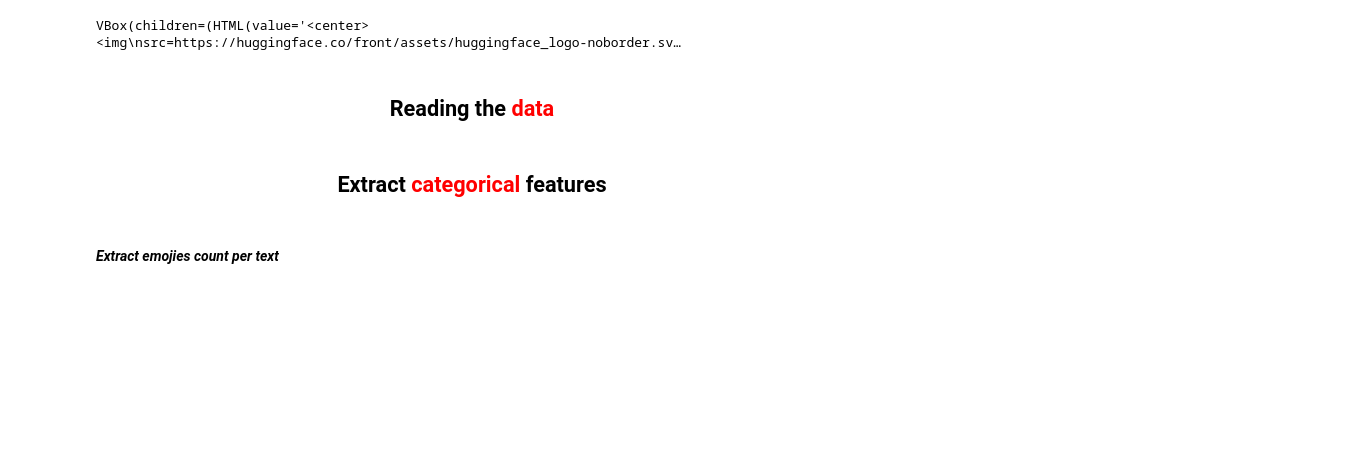
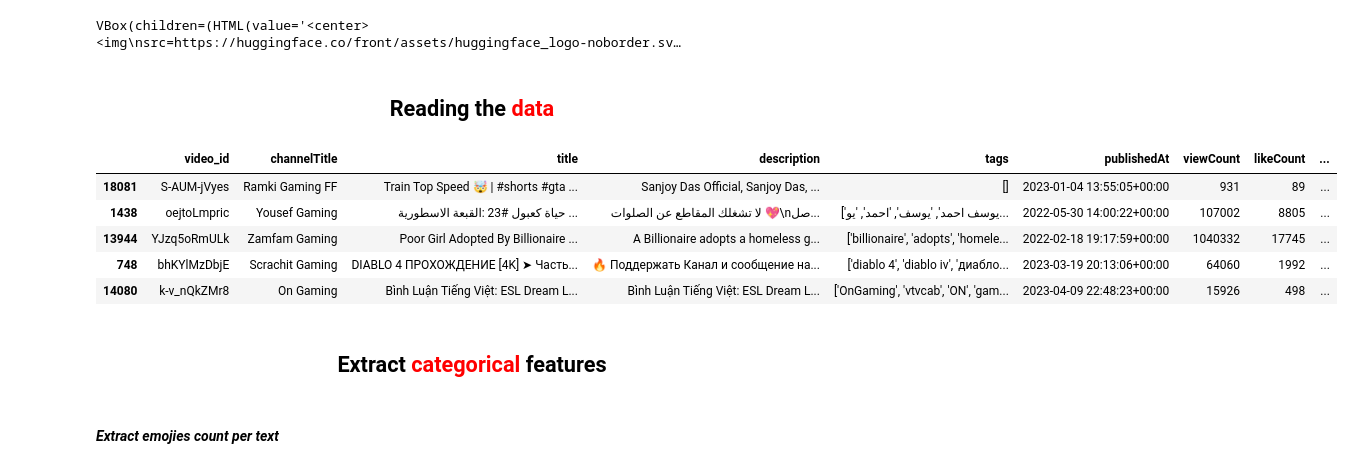
Before and after one commit to muabdalaleam/youtube-gaming-analysis, a Jupyter notebook: ML & NLP analysis/NLP.ipynb, the cells around one changed output. Saved outputs shown, nothing was run; the diff lists cells and outputs as text; code cells hidden in the pictures; blank space fills up the shorter version.

```diff
--- a/ML & NLP analysis/NLP.ipynb
+++ b/ML & NLP analysis/NLP.ipynb
@@ -99,3 +117,13 @@ df = df.T.drop_duplicates().T # dropping duplicated cols
+# %%
+df = df.sample(2_000)
+df.head()
+# %% [output]
+|  | video_id | channelTitle | title | description | tags | publishedAt | viewCount | likeCount | ... |
+| 18081 | S-AUM-jVyes | Ramki Gaming FF | Train Top Speed 🤯 | #shorts #gta ... | Sanjoy Das Official, Sanjoy Das, ... | [] | 2023-01-04 13:55:05+00:00 | 931 | 89 | ... |
+| 1438 | oejtoLmpric | Yousef Gaming | حياة كعبول #23 :القبعة الاسطورية ... | لا تشغلك المقاطع عن الصلوات 💖\nصل... | ['يوسف احمد', 'يوسف', 'احمد', 'يو... | 2022-05-30 14:00:22+00:00 | 107002 | 8805 | ... |
+| 13944 | YJzq5oRmULk | Zamfam Gaming | Poor Girl Adopted By Billionaire ... | A Billionaire adopts a homeless g... | ['billionaire', 'adopts', 'homele... | 2022-02-18 19:17:59+00:00 | 1040332 | 17745 | ... |
+| 748 | bhKYlMzDbjE | Scrachit Gaming | DIABLO 4 ПРОХОЖДЕНИЕ [4K] ➤ Часть... | 🔥 Поддержать Канал и сообщение на... | ['diablo 4', 'diablo iv', 'диабло... | 2023-03-19 20:13:06+00:00 | 64060 | 1992 | ... |
+| 14080 | k-v_nQkZMr8 | On Gaming | Bình Luận Tiếng Việt: ESL Dream L... | Bình Luận Tiếng Việt: ESL Dream L... | ['OnGaming', 'vtvcab', 'ON', 'gam... | 2023-04-09 22:48:23+00:00 | 15926 | 498 | ... |
 # %% [markdown]
 ##  <center> **Extract <span style="color: red">categorical</span> features**
 # %% [markdown]
```
Also changed, not shown: parts of 44 cells of this notebook, 3 other files.
